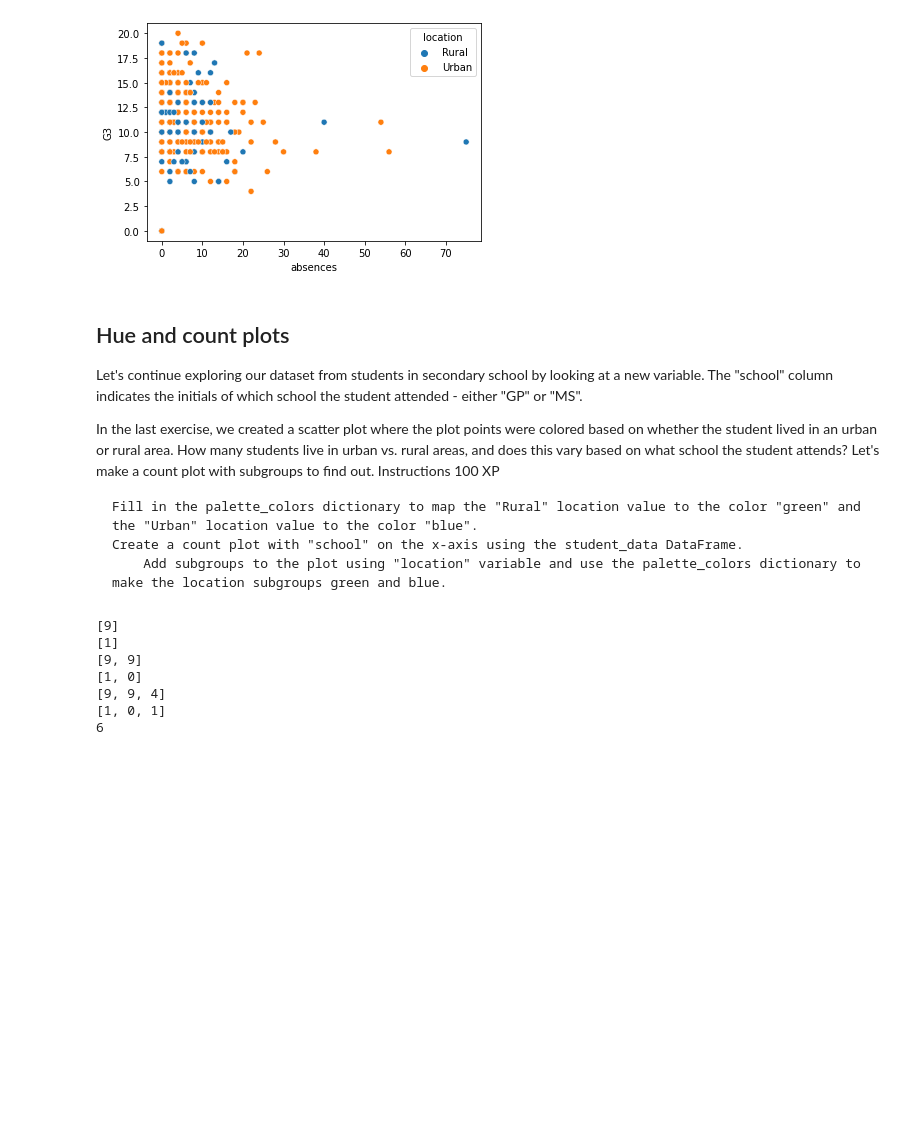
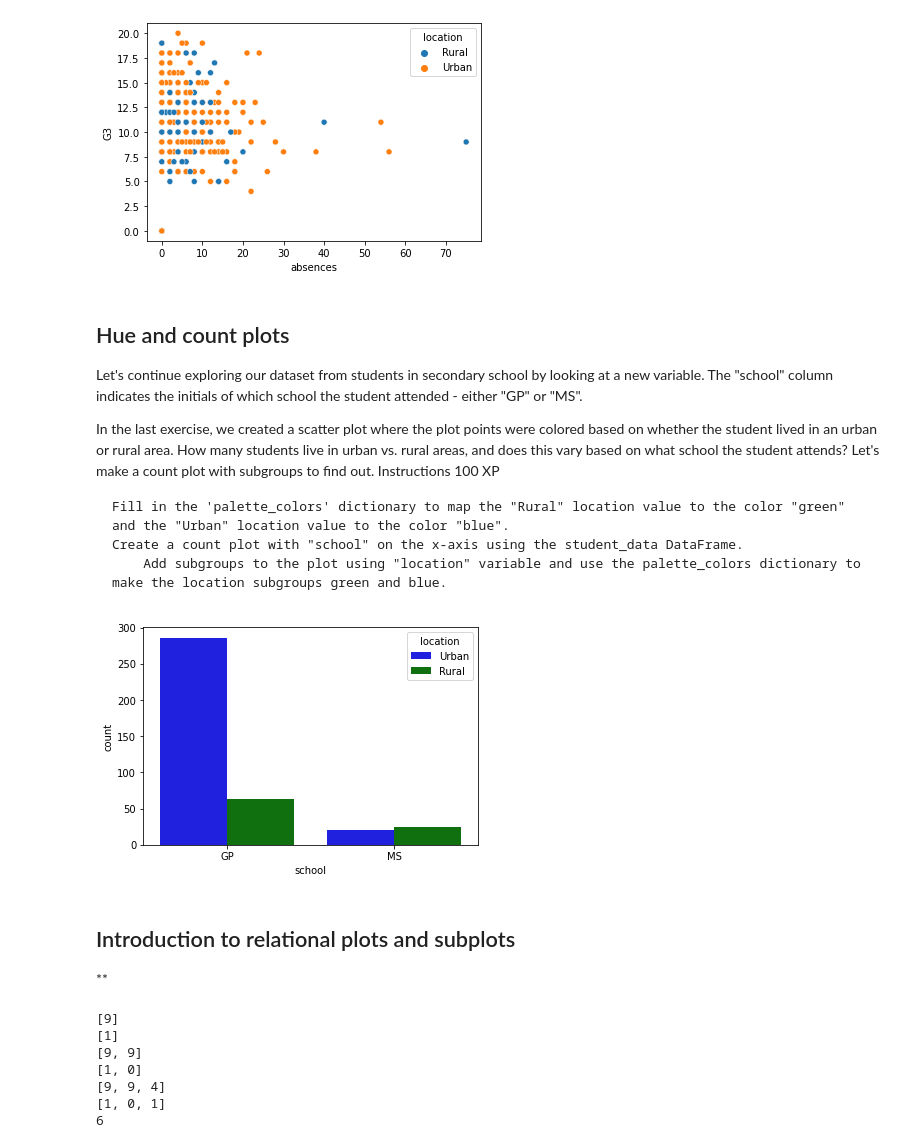
Before and after one commit to johnhhu2020/DataCamp-Data-Scientist-with-Python-Track, a Jupyter notebook: DataCamp Introduction to Data Visualization with Seaborn.ipynb, the cells around one changed output. Drawn from its saved outputs; the diff is of its cells as text; code cells hidden in the pictures; blank space fills up the shorter version.

```diff
--- a/DataCamp Introduction to Data Visualization with Seaborn.ipynb
+++ b/DataCamp Introduction to Data Visualization with Seaborn.ipynb
@@ -612,9 +612,31 @@ In the last exercise, we created a scatter plot where the plot points were color
 Instructions
 100 XP
 
-    Fill in the palette_colors dictionary to map the "Rural" location value to the color "green" and the "Urban" location value to the color "blue".
+    Fill in the 'palette_colors' dictionary to map the "Rural" location value to the color "green" and the "Urban" location value to the color "blue".
     Create a count plot with "school" on the x-axis using the student_data DataFrame.
         Add subgroups to the plot using "location" variable and use the palette_colors dictionary to make the location subgroups green and blue.
+# %%
+palette_colors = {'Rural': 'g', 'Urban': 'b'}
+
+
+sns.countplot(x='school',
+              hue='location',
+              palette=palette_colors,
+              data=student)
+
+plt.show()
+# %% [output]
+[figure, added]
+# %% [markdown]
+## Introduction to relational plots and subplots
+
+
+
+
+
+
+
+**
 # %%
 # 31: 1 quarter (25),  1 nickle (5),  1 pennies (1)
 # num_coins(31) => 3 = 1(25) + 1(5) + 1(1)
```
